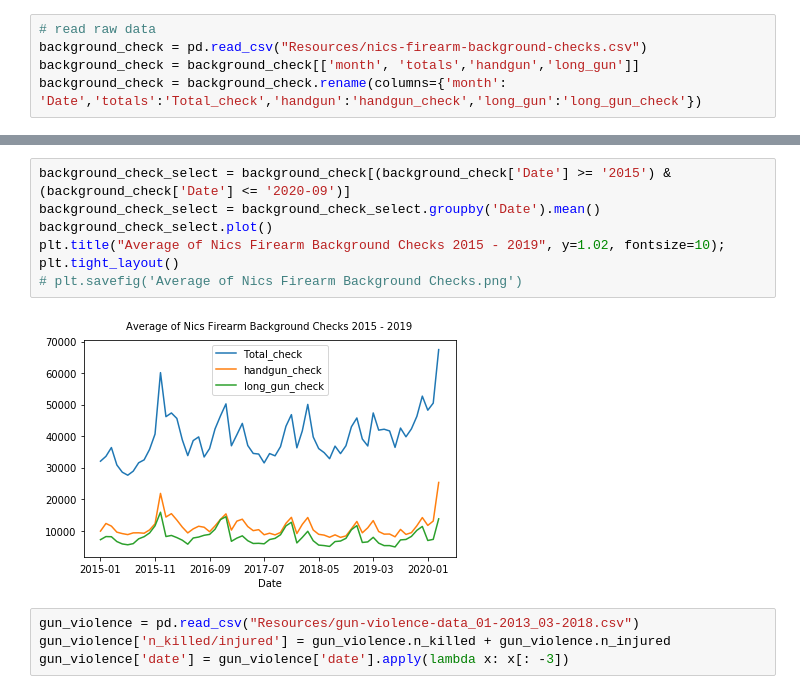
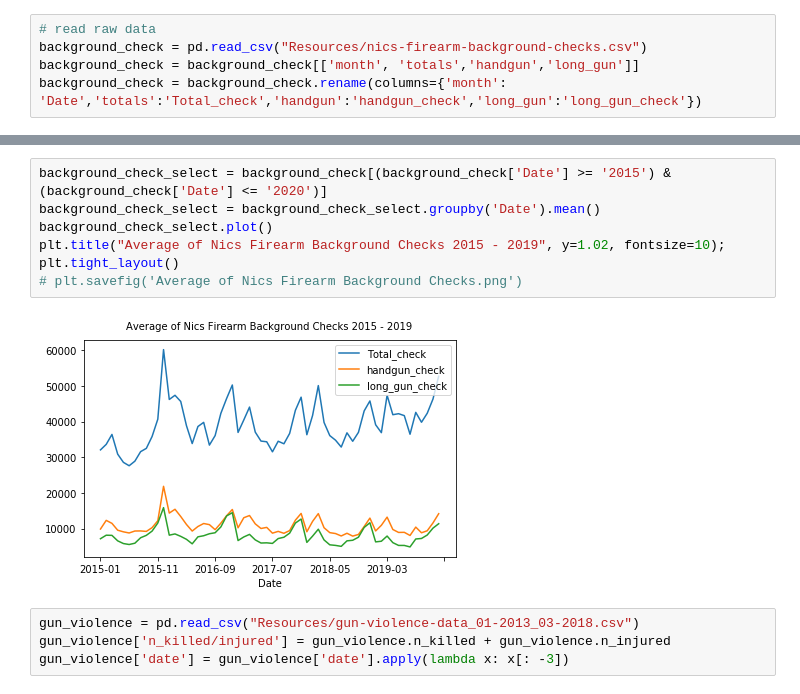
Before and after one commit to sasithwij/project1, a Jupyter notebook: gun.ipynb, the cells around one changed output, grey strips where cells are left out. Drawn from its saved outputs; the diff is of its cells as text.

```diff
--- a/gun.ipynb
+++ b/gun.ipynb
@@ -24,12 +27,12 @@ plt.tight_layout()
 # %%
-background_check_select = background_check[(background_check['Date'] >= '2015') & (background_check['Date'] <= '2020-09')]
+background_check_select = background_check[(background_check['Date'] >= '2015') & (background_check['Date'] <= '2020')]
 background_check_select = background_check_select.groupby('Date').mean()
 background_check_select.plot()
 plt.title("Average of Nics Firearm Background Checks 2015 - 2019", y=1.02, fontsize=10);
 plt.tight_layout()
 # plt.savefig('Average of Nics Firearm Background Checks.png')
 # %% [output]
-[figure, old version]
+[figure, new version]
 # %%
 gun_violence = pd.read_csv("Resources/gun-violence-data_01-2013_03-2018.csv")
 gun_violence['n_killed/injured'] = gun_violence.n_killed + gun_violence.n_injured
```
Also changed, not shown: parts of 9 cells of this notebook.
